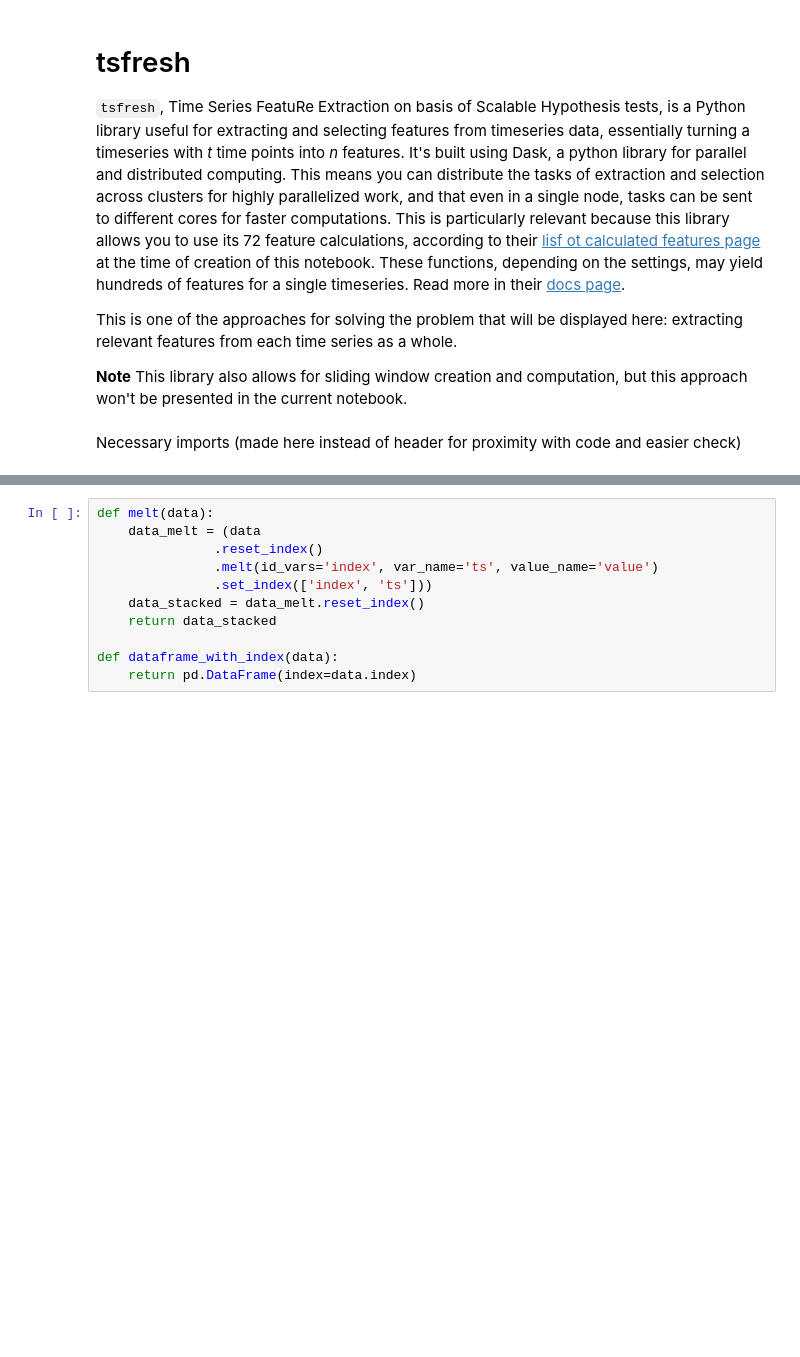
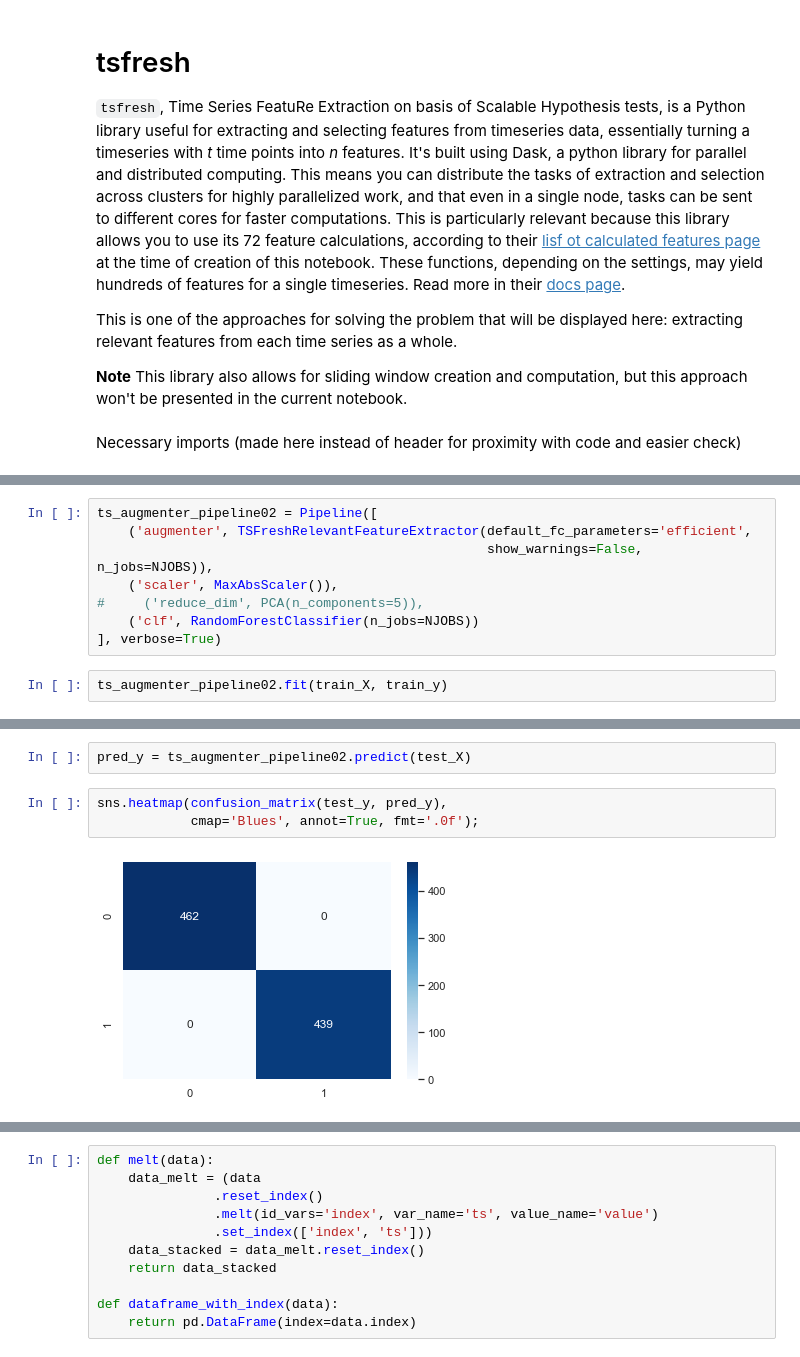
Before and after one commit to seoruosa/ml-study-group, a Jupyter notebook: notebooks/2020-08-29-aac-forda-ts-classification-approaches-with-pipeline.ipynb, the cells around one changed output, grey strips where cells are left out. Cells and saved outputs as stored; diff of their text form; blank space fills up the shorter version.

```diff
--- a/notebooks/2020-08-29-aac-forda-ts-classification-approaches-with-pipeline.ipynb
+++ b/notebooks/2020-08-29-aac-forda-ts-classification-approaches-with-pipeline.ipynb
@@ -195,0 +238,10 @@ tsfresh is able to handle a few [data formats](https://tsfresh.readthedocs.io/en
+# %%
+ts_augmenter_pipeline02 = Pipeline([
+    ('augmenter', TSFreshRelevantFeatureExtractor(default_fc_parameters='efficient',
+                                                  show_warnings=False, n_jobs=NJOBS)),
+    ('scaler', MaxAbsScaler()),
+#     ('reduce_dim', PCA(n_components=5)),
+    ('clf', RandomForestClassifier(n_jobs=NJOBS))
+], verbose=True)
+# %%
+ts_augmenter_pipeline02.fit(train_X, train_y)
@@ -195,0 +258,7 @@ tsfresh is able to handle a few [data formats](https://tsfresh.readthedocs.io/en
+# %%
+pred_y = ts_augmenter_pipeline02.predict(test_X)
+# %%
+sns.heatmap(confusion_matrix(test_y, pred_y),
+            cmap='Blues', annot=True, fmt='.0f');
+# %% [output]
+[figure, added]
```
Also changed, not shown: parts of 46 cells of this notebook, 1 other file.
